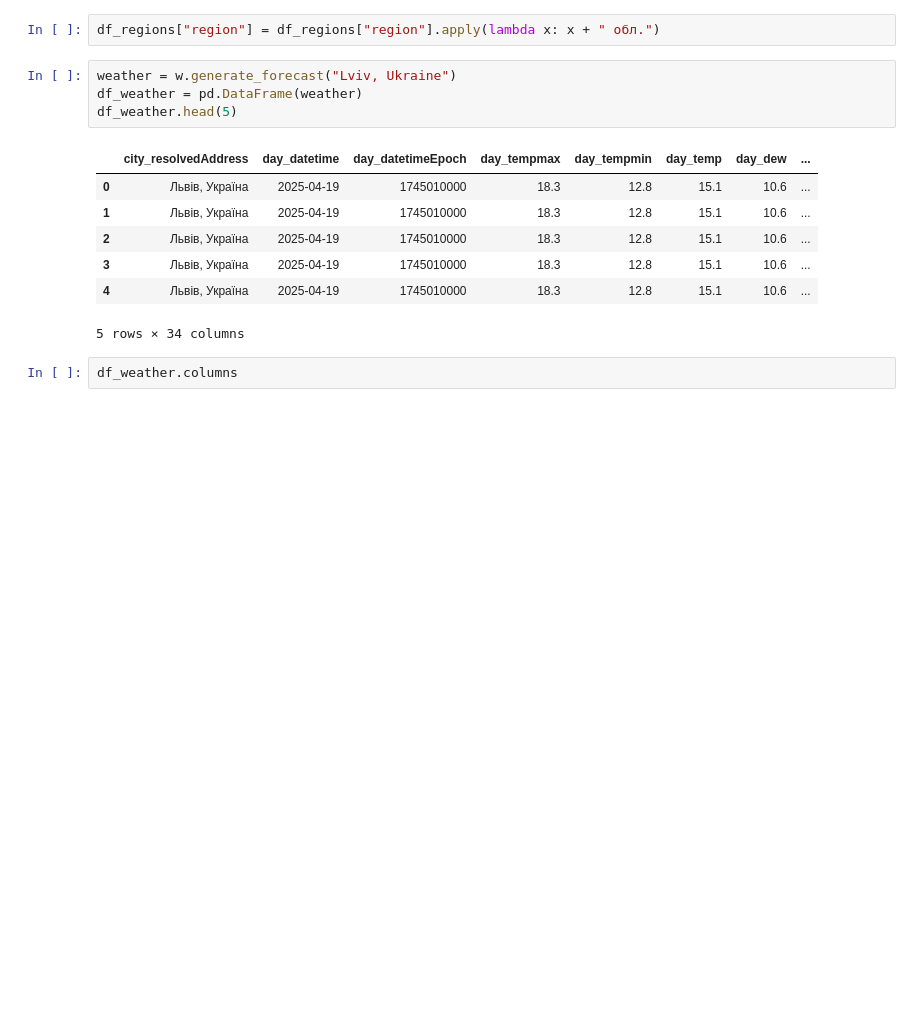
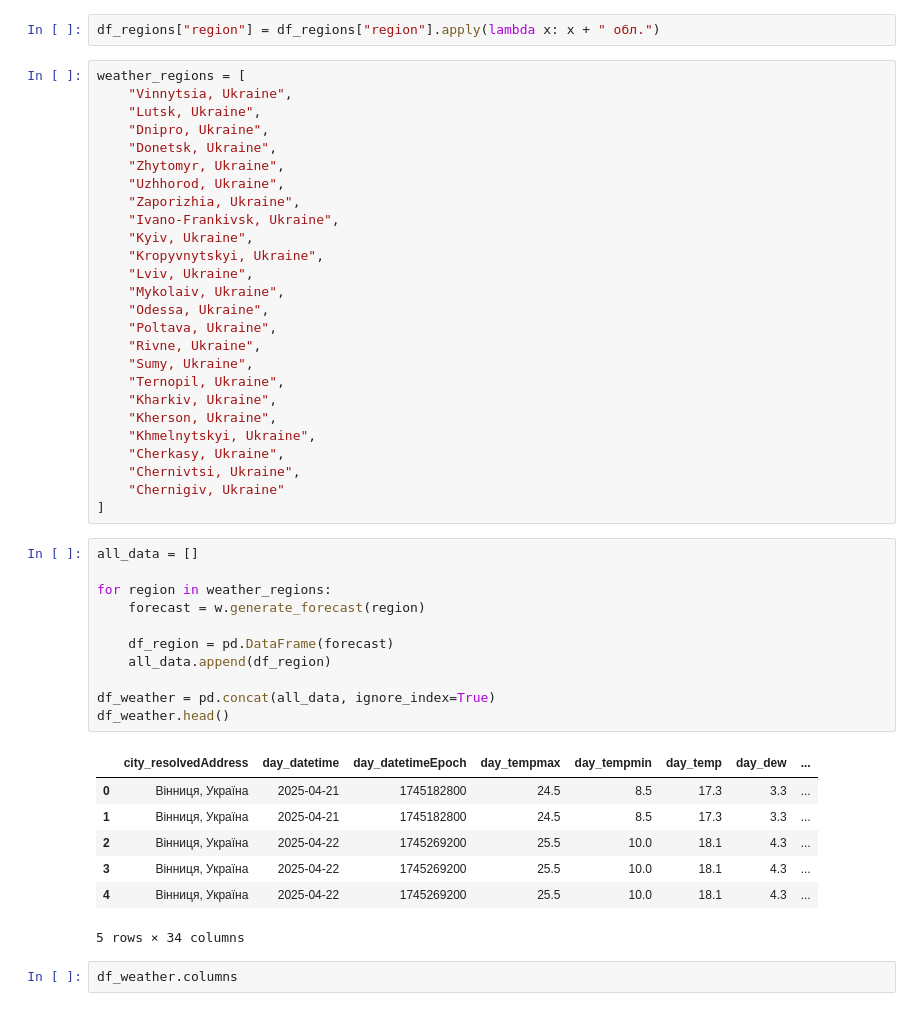
Before and after one commit to HliebOcheretianyi/H2_python_structure_and_data, a Jupyter notebook: src/current_data.ipynb, the cells around one changed output. Saved outputs shown, nothing was run; the diff lists cells and outputs as text; blank space fills up the shorter version.

Commit message:
getting all current weather

```diff
--- a/src/current_data.ipynb
+++ b/src/current_data.ipynb
@@ -20,16 +30,49 @@ df_regions.head(5)
 # %%
 df_regions["region"] = df_regions["region"].apply(lambda x: x + " обл.")
+# %%
+weather_regions = [
+    "Vinnytsia, Ukraine",
+    "Lutsk, Ukraine",
+    "Dnipro, Ukraine",
+    "Donetsk, Ukraine",
+    "Zhytomyr, Ukraine",
+    "Uzhhorod, Ukraine",
+    "Zaporizhia, Ukraine",
+    "Ivano-Frankivsk, Ukraine",
+    "Kyiv, Ukraine",
+    "Kropyvnytskyi, Ukraine",
+    "Lviv, Ukraine",
+    "Mykolaiv, Ukraine",
+    "Odessa, Ukraine",
+    "Poltava, Ukraine",
+    "Rivne, Ukraine",
+    "Sumy, Ukraine",
+    "Ternopil, Ukraine",
+    "Kharkiv, Ukraine",
+    "Kherson, Ukraine",
+    "Khmelnytskyi, Ukraine",
+    "Cherkasy, Ukraine",
+    "Chernivtsi, Ukraine",
+    "Chernigiv, Ukraine"
+]
 # %%
-weather = w.generate_forecast("Lviv, Ukraine")
-df_weather = pd.DataFrame(weather)
-df_weather.head(5)
+all_data = []
+
+for region in weather_regions:
+    forecast = w.generate_forecast(region)
+
+    df_region = pd.DataFrame(forecast)
+    all_data.append(df_region)
+
+df_weather = pd.concat(all_data, ignore_index=True)
+df_weather.head()
 # %% [output]
 |  | city_resolvedAddress | day_datetime | day_datetimeEpoch | day_tempmax | day_tempmin | day_temp | day_dew | ... |
-| 0 | Львів, Україна | 2025-04-19 | 1745010000 | 18.3 | 12.8 | 15.1 | 10.6 | ... |
-| 1 | Львів, Україна | 2025-04-19 | 1745010000 | 18.3 | 12.8 | 15.1 | 10.6 | ... |
-| 2 | Львів, Україна | 2025-04-19 | 1745010000 | 18.3 | 12.8 | 15.1 | 10.6 | ... |
-| 3 | Львів, Україна | 2025-04-19 | 1745010000 | 18.3 | 12.8 | 15.1 | 10.6 | ... |
-| 4 | Львів, Україна | 2025-04-19 | 1745010000 | 18.3 | 12.8 | 15.1 | 10.6 | ... |
+| 0 | Вінниця, Україна | 2025-04-21 | 1745182800 | 24.5 | 8.5 | 17.3 | 3.3 | ... |
+| 1 | Вінниця, Україна | 2025-04-21 | 1745182800 | 24.5 | 8.5 | 17.3 | 3.3 | ... |
+| 2 | Вінниця, Україна | 2025-04-22 | 1745269200 | 25.5 | 10.0 | 18.1 | 4.3 | ... |
+| 3 | Вінниця, Україна | 2025-04-22 | 1745269200 | 25.5 | 10.0 | 18.1 | 4.3 | ... |
+| 4 | Вінниця, Україна | 2025-04-22 | 1745269200 | 25.5 | 10.0 | 18.1 | 4.3 | ... |
 5 rows × 34 columns
 # %%
 df_weather.columns
```
Also changed, not shown: parts of 10 cells of this notebook, 1 other file.
